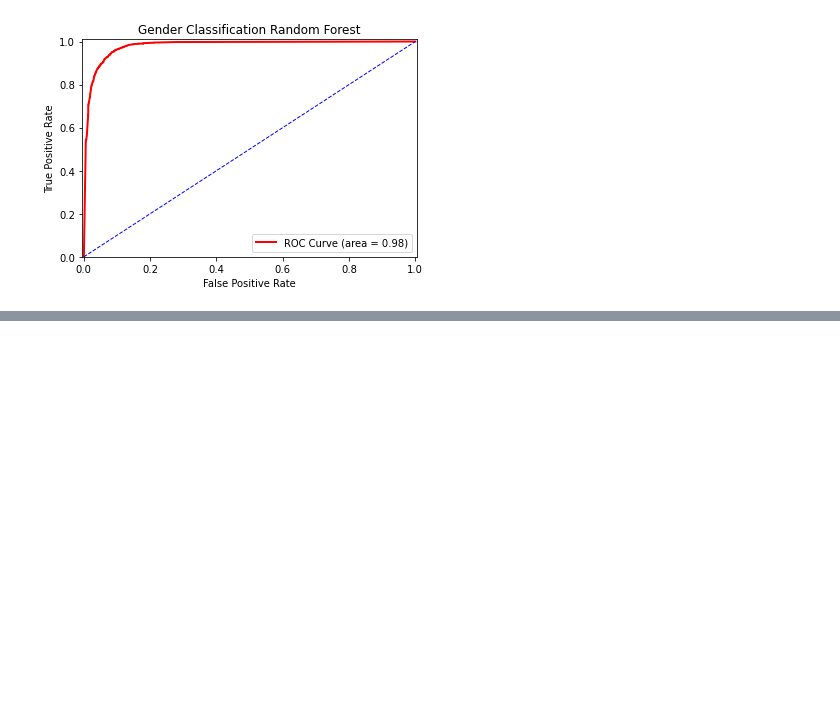
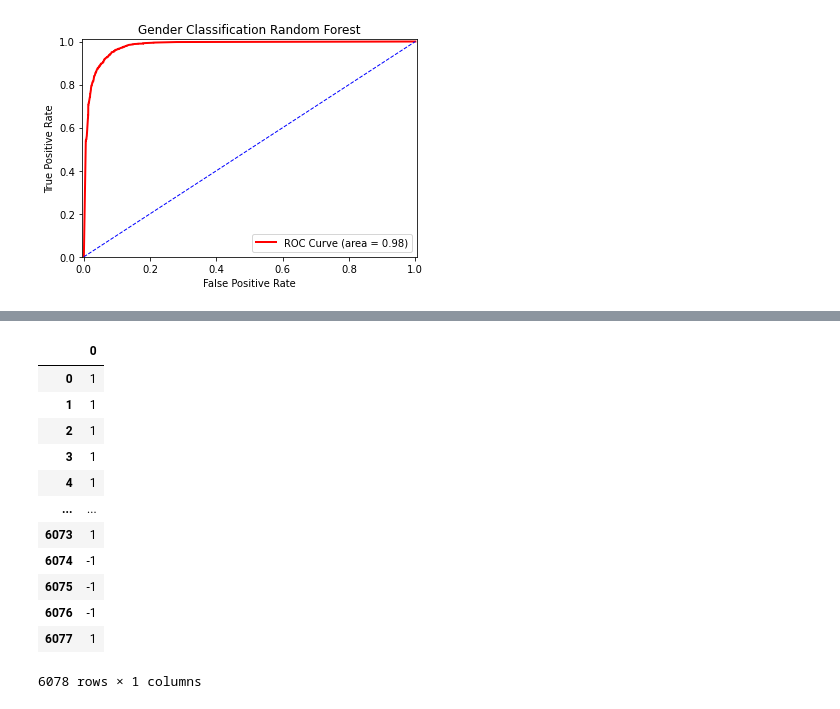
Before and after one commit to markkalaiji/GenderClassification, a Jupyter notebook: GenderClassification.ipynb, the cells around one changed output, grey strips where cells are left out. Drawn from its saved outputs; the diff is of its cells as text; code cells hidden in the pictures; blank space fills up the shorter version.

```diff
--- a/GenderClassification.ipynb
+++ b/GenderClassification.ipynb
@@ -258,0 +284,20 @@ plt.show()
+# %%
+# final predictions of all algorithms
+predictions_df.mode(axis = 1) # sees most occuring number
+# predictions_df.sum(axis = 1) # gives group decsion
+
+# if greater than 0 most voted for male, if less than zero most voted for female
+# %% [output]
+|  | 0 |
+| 0 | 1 |
+| 1 | 1 |
+| 2 | 1 |
+| 3 | 1 |
+| 4 | 1 |
+| ... | ... |
+| 6073 | 1 |
+| 6074 | -1 |
+| 6075 | -1 |
+| 6076 | -1 |
+| 6077 | 1 |
+6078 rows × 1 columns
```
Also changed, not shown: parts of 4 cells of this notebook.
